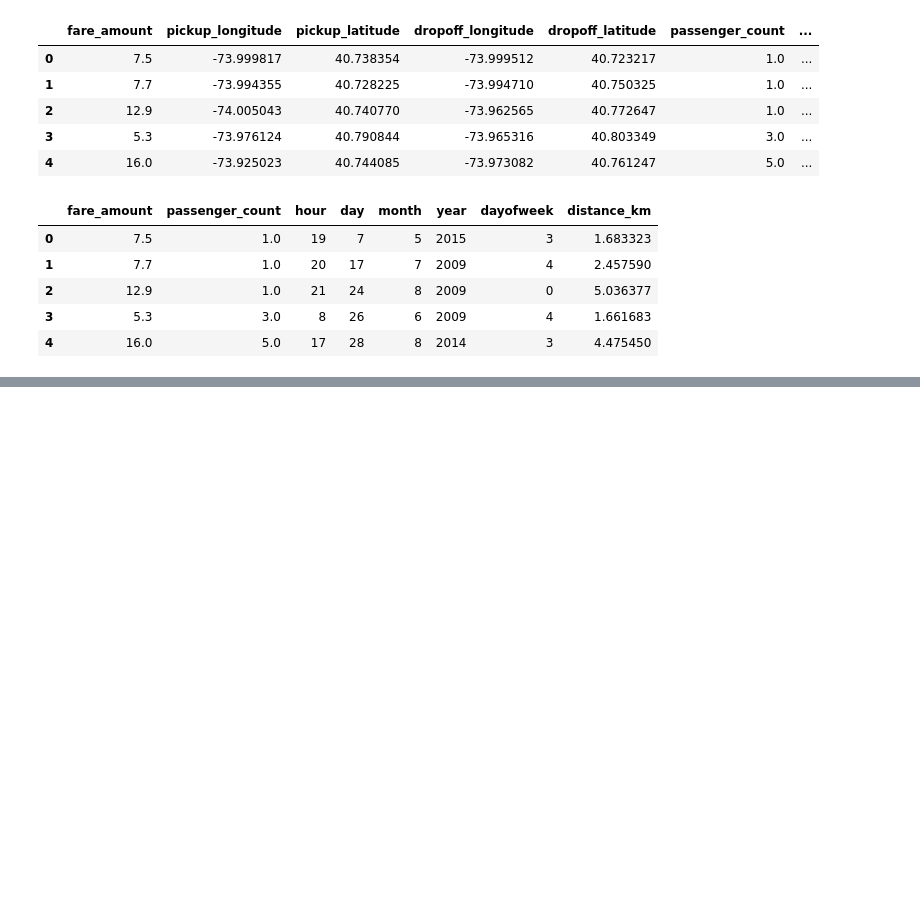
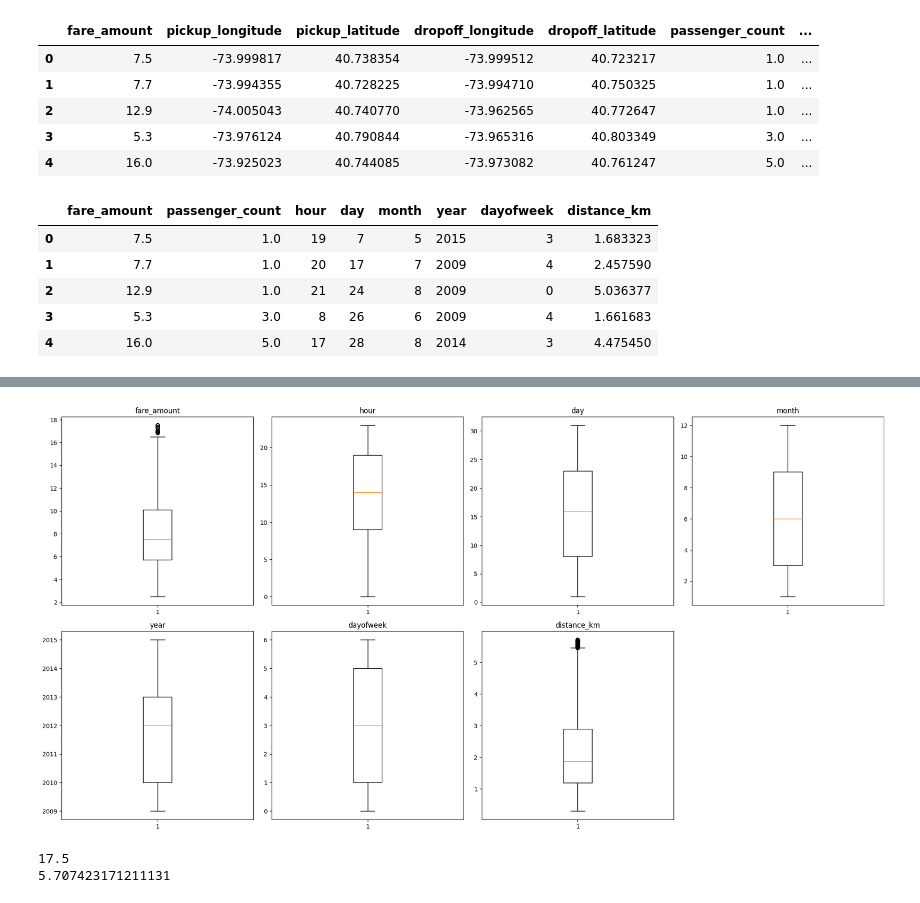
Before and after one commit to atulshahi6310/machine_learning_with_python, a Jupyter notebook: projects/Uber Fare/Uber_Fare _Cab_Fare _prediction.ipynb, the cells around one changed output, grey strips where cells are left out. Cells and saved outputs as stored; diff of their text form; code cells hidden in the pictures; blank space fills up the shorter version.

```diff
--- a/projects/Uber Fare/Uber_Fare _Cab_Fare _prediction.ipynb
+++ b/projects/Uber Fare/Uber_Fare _Cab_Fare _prediction.ipynb
@@ -258,0 +351,6 @@ df.describe()
+# %%
+# 1. Drop trips with zero or near-zero distance but high fare
+df.drop(df[(df['fare_amount'] > 10) & (df['distance_km'] < 1)].index, inplace = True)
+
+# 2. Drop trips with high distance but suspiciously low fare
+df.drop(df[(df['fare_amount'] < 6) & (df['distance_km'] > 2.5)].index, inplace = True)
@@ -258,0 +363,15 @@ df.describe()
+# %%
+plt.figure(figsize=(20 ,20))
+for i , j in enumerate(col):
+    plt.subplot(4,4,i+1)
+    plt.boxplot(df[j] , whis=1.5)
+    plt.tight_layout()
+    plt.title(j)
+# %% [output]
+[figure, added]
+# %%
+print(df["fare_amount"].max())
+print(df["distance_km"].max())
+# %% [output]
+17.5
+5.707423171211131
```
Also changed, not shown: parts of 40 cells of this notebook, 1 other file.
